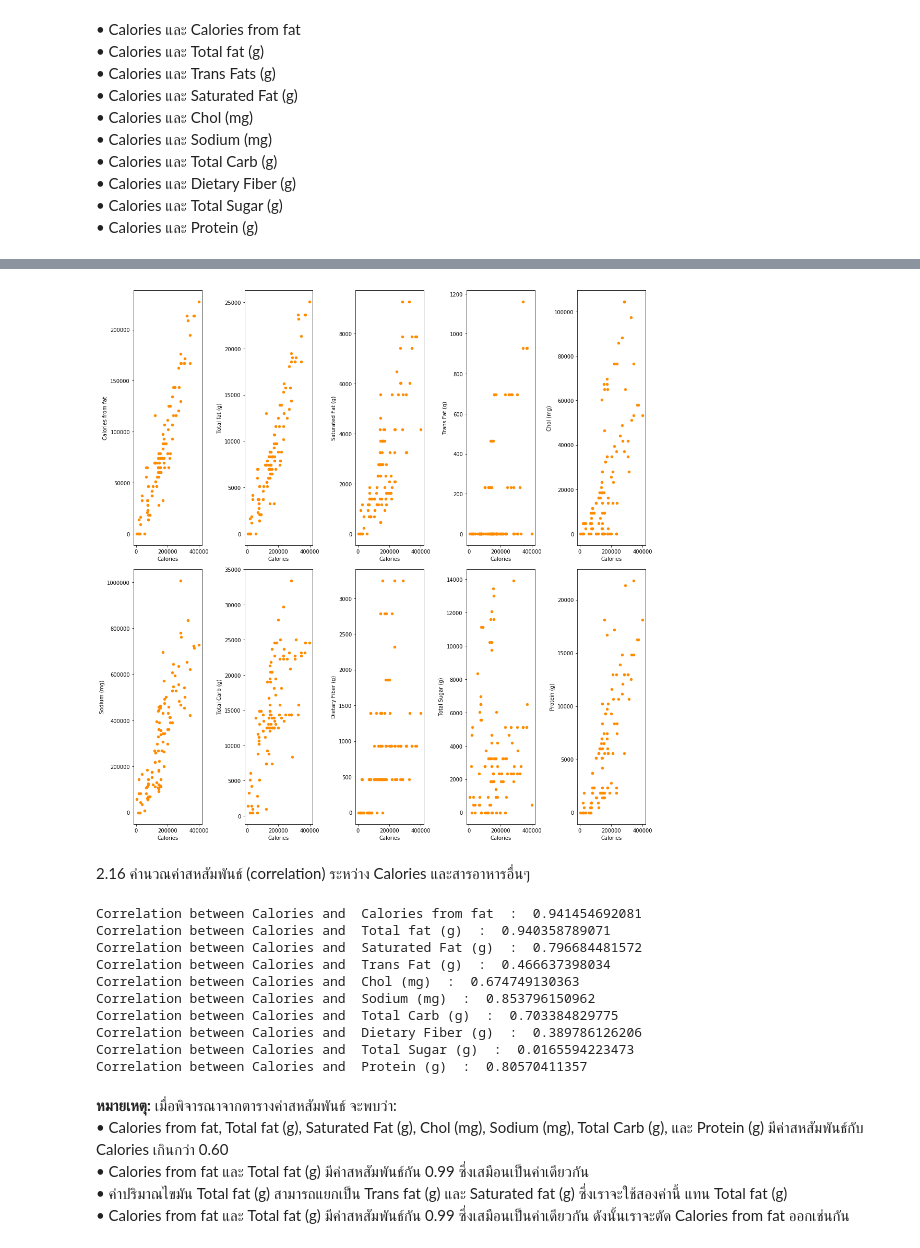
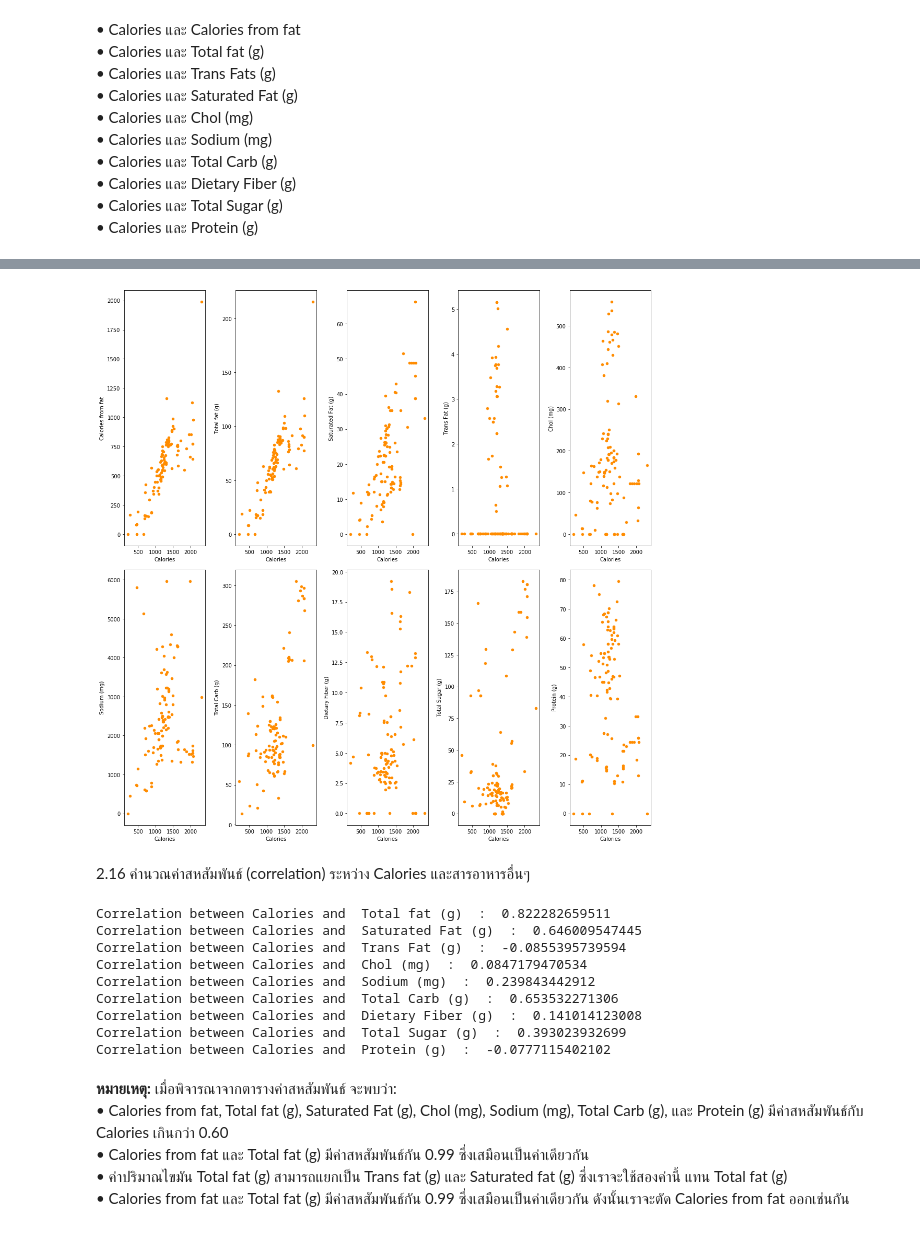
Before and after one commit to supanat/IT525, a Jupyter notebook: Projects/it525_2_2017_hw01/it525-hw01-60119130181.ipynb, the cells around one changed output, grey strips where cells are left out. Saved outputs shown, nothing was run; the diff lists cells and outputs as text; code cells hidden in the pictures.

Commit message:
apply zscore

```diff
--- a/Projects/it525_2_2017_hw01/it525-hw01-60119130181.ipynb
+++ b/Projects/it525_2_2017_hw01/it525-hw01-60119130181.ipynb
@@ -255,4 +237,4 @@ MAX Serving Size :  464.0
 # %%
 orig_serving_size = df['serving size (g)'].copy()
 df[df.select_dtypes(include=['float64']).columns] = df[df.select_dtypes(include=['float64']).columns]*max_ss
-df[df.select_dtypes(include=['float64']).columns].div(orig_serving_size.values, axis='rows')
+df = df[df.select_dtypes(include=['float64']).columns].div(orig_serving_size.values, axis='rows')
@@ -293,7 +256,8 @@ fig.autofmt_xdate()
 - แปลงค่าข้อมูลไปเป็นค่า Z หรือ ค่ามาตรฐาน (standard value) เพื่อดูว่ามีค่าใดบ้างที่ต่ำกว่า -3 หรือสูงกว่า
 3 หรือไม่
 # %%
-df_zscore = df[df.columns[1:]].apply(zscore)
+#df_zscore = df[df.columns[1:]].apply(zscore)
+df_zscore = df[df.columns[0:]].apply(zscore)
 df_zscore.head()
 # %% [output]
 |  | serving size (g) | Calories | Calories from fat | Total fat (g) | Saturated Fat (g) | Trans Fat (g) | ... |
@@ -377,29 +362,28 @@ print(df.shape[0])
 # %%
 fig, ax = plt.subplots(2,5,figsize=(15,15))
-k = 3
+k = 2
 for i in range(0, 2):
     for j in range(0, 5):
         df.plot.scatter(ax = ax[i,j] ,x='Calories', y=df.columns[k],color='DarkOrange',s=20);
         k = k + 1
 fig.tight_layout()
 # %% [output]
-[figure, old version]
+[figure, new version]
 # %% [markdown]
 2.16 คํานวณค่าสหสัมพันธ์ (correlation) ระหว่าง Calories และสารอาหารอื่นๆ
 # %%
 for i in range(3, len(df.columns)):
         print('Correlation between Calories and ',df.columns[i],' : ',df['Calories'].corr(df[df.columns[i]]))
 # %% [output]
-Correlation between Calories and  Calories from fat  :  0.941454692081
-Correlation between Calories and  Total fat (g)  :  0.940358789071
-Correlation between Calories and  Saturated Fat (g)  :  0.796684481572
-Correlation between Calories and  Trans Fat (g)  :  0.466637398034
-Correlation between Calories and  Chol (mg)  :  0.674749130363
-Correlation between Calories and  Sodium (mg)  :  0.853796150962
-Correlation between Calories and  Total Carb (g)  :  0.703384829775
-Correlation between Calories and  Dietary Fiber (g)  :  0.389786126206
-Correlation between Calories and  Total Sugar (g)  :  0.0165594223473
-Correlation between Calories and  Protein (g)  :  0.80570411357
+Correlation between Calories and  Total fat (g)  :  0.822282659511
+Correlation between Calories and  Saturated Fat (g)  :  0.646009547445
+Correlation between Calories and  Trans Fat (g)  :  -0.0855395739594
+Correlation between Calories and  Chol (mg)  :  0.0847179470534
+Correlation between Calories and  Sodium (mg)  :  0.239843442912
+Correlation between Calories and  Total Carb (g)  :  0.653532271306
+Correlation between Calories and  Dietary Fiber (g)  :  0.141014123008
+Correlation between Calories and  Total Sugar (g)  :  0.393023932699
+Correlation between Calories and  Protein (g)  :  -0.0777115402102
 # %% [markdown]
 <b>หมายเหตุ:</b> เมื่อพิจารณาจากตารางค่าสหสัมพันธ์ จะพบว่า:<br>
 • Calories from fat, Total fat (g), Saturated Fat (g), Chol (mg), Sodium (mg), Total Carb (g), และ
```
Also changed, not shown: parts of 16 cells of this notebook.
